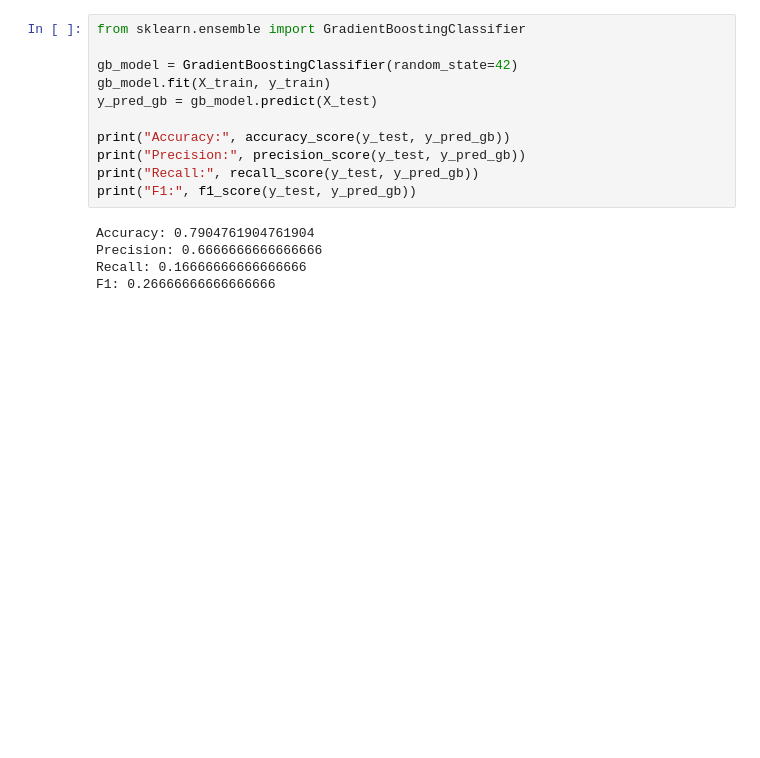
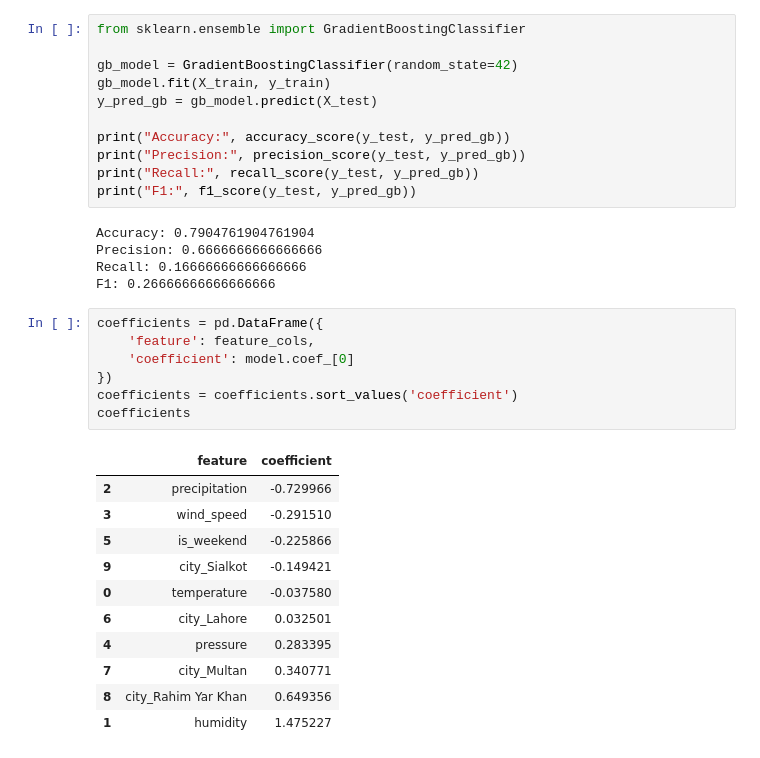
Before and after one commit to zenab-s/lahore-smog-prediction, a Jupyter notebook: notebooks/01_data_exploration.ipynb, the cells around one changed output. Drawn from its saved outputs; the diff is of its cells as text; blank space fills up the shorter version.

Commit message:
Add feature importance interpretation for Logistic Regression, including city coefficient analysis and reconciliation with EDA findings

```diff
--- a/notebooks/01_data_exploration.ipynb
+++ b/notebooks/01_data_exploration.ipynb
@@ -713,3 +713,22 @@ Accuracy: 0.7904761904761904
 Precision: 0.6666666666666666
 Recall: 0.16666666666666666
 F1: 0.26666666666666666
+# %%
+coefficients = pd.DataFrame({
+    'feature': feature_cols,
+    'coefficient': model.coef_[0]
+})
+coefficients = coefficients.sort_values('coefficient')
+coefficients
+# %% [output]
+|  | feature | coefficient |
+| 2 | precipitation | -0.729966 |
+| 3 | wind_speed | -0.291510 |
+| 5 | is_weekend | -0.225866 |
+| 9 | city_Sialkot | -0.149421 |
+| 0 | temperature | -0.037580 |
+| 6 | city_Lahore | 0.032501 |
+| 4 | pressure | 0.283395 |
+| 7 | city_Multan | 0.340771 |
+| 8 | city_Rahim Yar Khan | 0.649356 |
+| 1 | humidity | 1.475227 |
```
